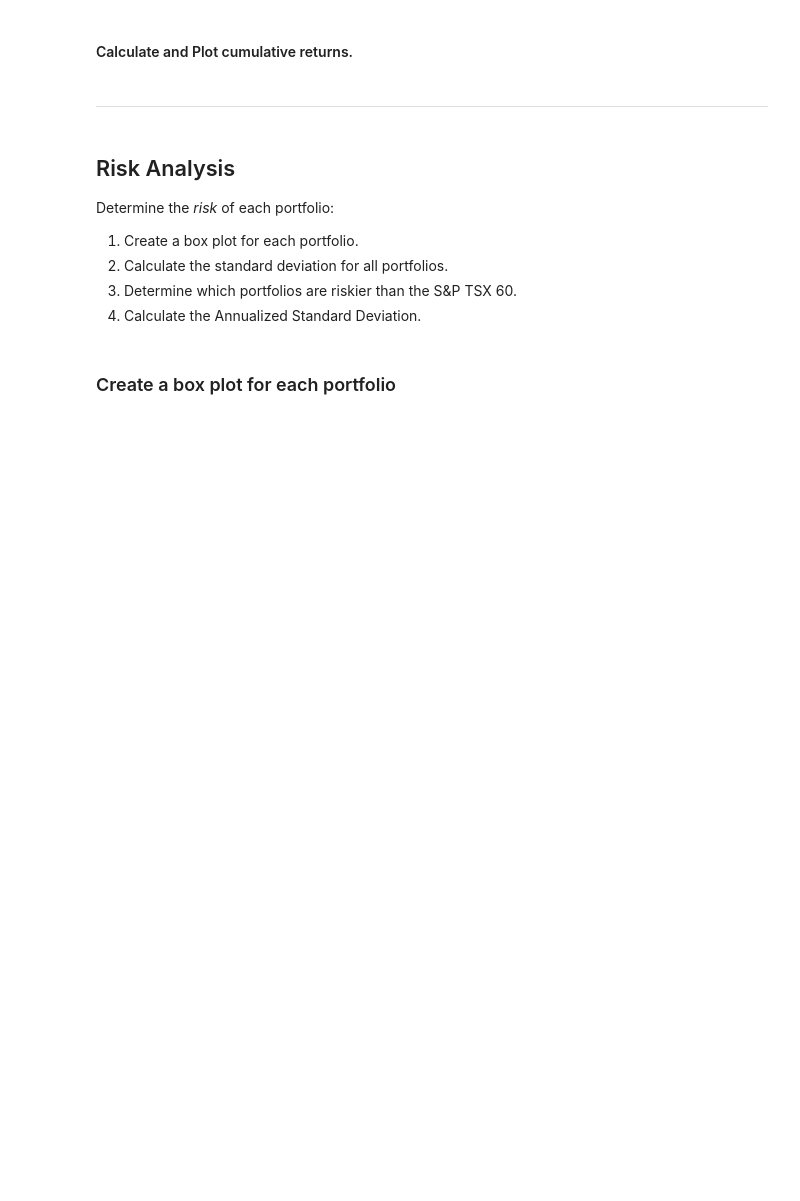
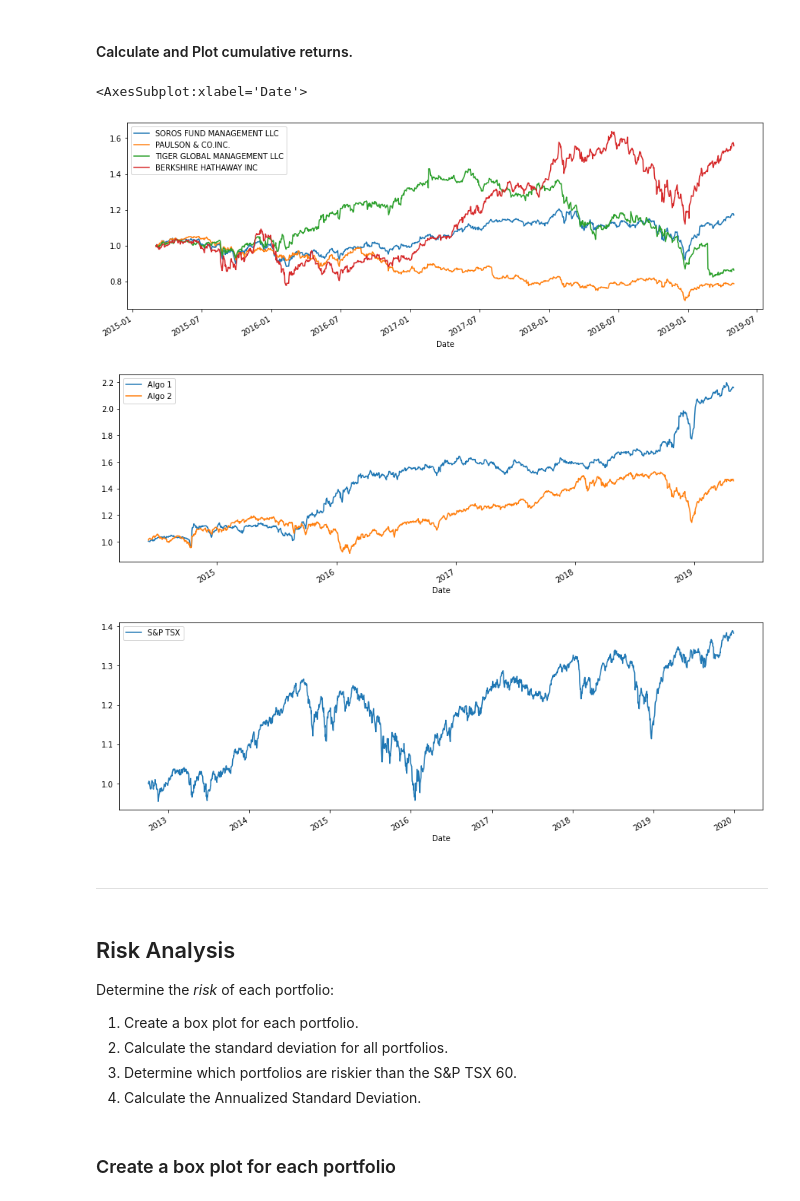
Before and after one commit to adamgulyas/pandas-homework, a Jupyter notebook: whale_analysis.ipynb, the cells around one changed output. Drawn from its saved outputs; the diff is of its cells as text; code cells hidden in the pictures; blank space fills up the shorter version.

Commit message:
Complete assignment up to Personal Portfolio section.

```diff
--- a/whale_analysis.ipynb
+++ b/whale_analysis.ipynb
@@ -137,3 +180,17 @@ In this section, you will calculate and visualize performance and risk metrics f
+# %%
+# Calculate cumulative returns of all portfolios
+whale_cumulative_returns = (1 + whale_returns).cumprod()
+algo_cumulative_returns = (1 + algo_returns).cumprod()
+sp_tsx_cumulative_returns = (1 + sp_tsx_returns).cumprod()
+
+whale_cumulative_returns.plot(figsize=(15,5))
+algo_cumulative_returns.plot(figsize=(15,5))
+sp_tsx_cumulative_returns.plot(figsize=(15,5))
+# %% [output]
+<AxesSubplot:xlabel='Date'>
+[figure, added]
+[figure, added]
+[figure, added]
 # %% [markdown]
 ---
 # %% [markdown]
```
Also changed, not shown: parts of 30 cells of this notebook.
